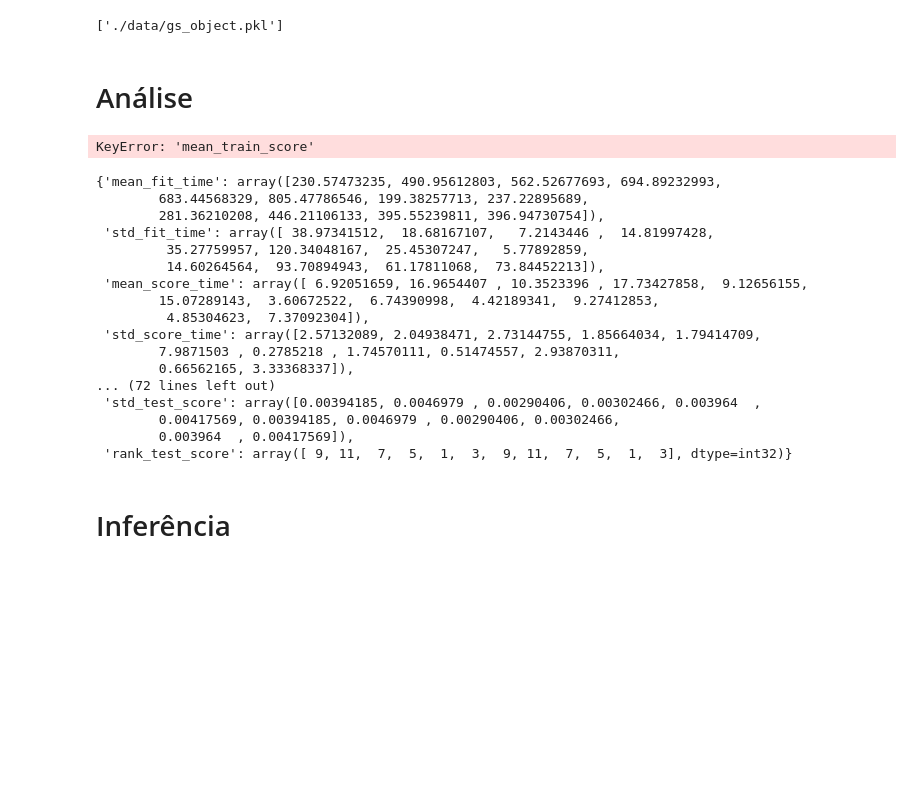
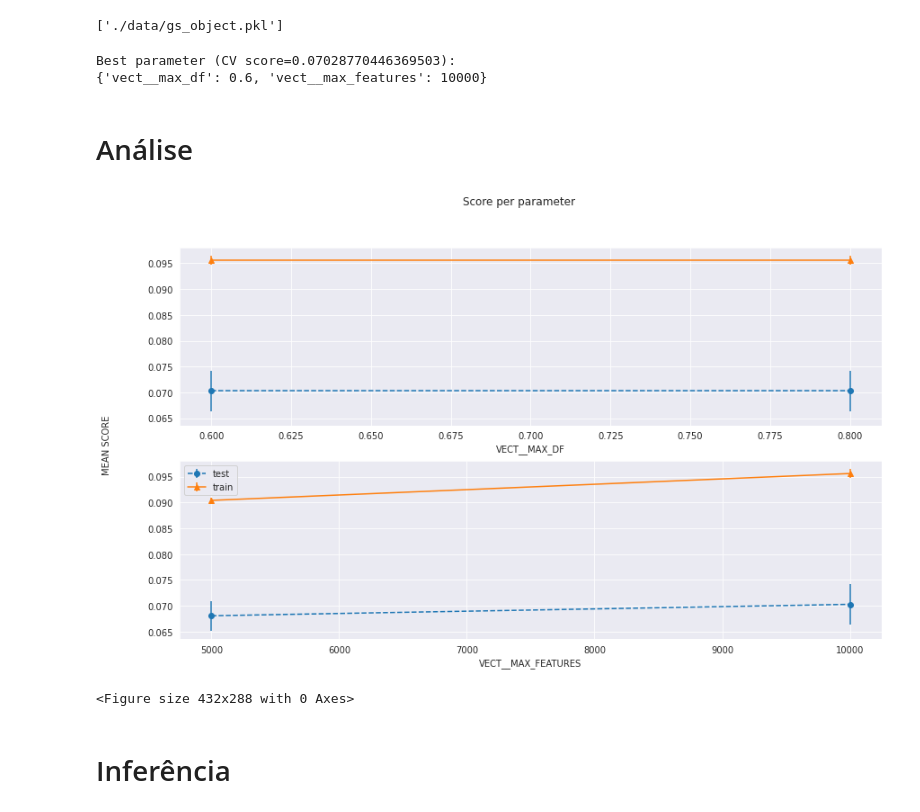
Before and after one commit to Durfan/ufsj-Data-Science, a Jupyter notebook: tp/tp.ipynb, the cells around one changed output. Saved outputs shown, nothing was run; the diff lists cells and outputs as text; code cells hidden in the pictures; blank space fills up the shorter version.

Commit message:
plot this

```diff
--- a/tp/tp.ipynb
+++ b/tp/tp.ipynb
@@ -386,3 +393,11 @@ print(search.best_params_)
 joblib.dump(search, './data/gs_object.pkl')
 # %% [output]
 ['./data/gs_object.pkl']
+# %%
+search = joblib.load("./data/gs_object.pkl")
+
+print("Best parameter (CV score={}):".format(search.best_score_))
+print(search.best_params_)
+# %% [output]
+Best parameter (CV score=0.07028770446369503):
+{'vect__max_df': 0.6, 'vect__max_features': 10000}
@@ -389,64 +406,46 @@ joblib.dump(search, './data/gs_object.pkl')
 # %% [markdown]
 # Análise
 # %%
-search = joblib.load("./data/gs_object.pkl")
-
 def plot_search_results(grid):
 
     results = grid.cv_results_
     means_test = results['mean_test_score']
     stds_test = results['std_test_score']
     means_train = results['mean_train_score']
     stds_train = results['std_train_score']
 
-    masks=[]
-    masks_names= list(grid.best_params_.keys())
+    masks = []
+    masks_names = list(grid.best_params_.keys())
     for p_k, p_v in grid.best_params_.items():
         masks.append(list(results['param_'+p_k].data==p_v))
 
     params=grid.param_grid
 
-    fig, ax = plt.subplots(1,len(params),sharex='none', sharey='all',figsize=(20,5))
-    fig.suptitle('Score per parameter')
+    #fig, ax = plt.subplots(1, len(params), sharex='none', sharey='all', figsize=(14,5))
+    fig, ax = plt.subplots(2, 1, sharex='none', sharey='all', figsize=(14,8))
+    #fig.suptitle('Score per parameter')
     fig.text(0.04, 0.5, 'MEAN SCORE', va='center', rotation='vertical')
     pram_preformace_in_best = {}
     for i, p in enumerate(masks_names):
         m = np.stack(masks[:i] + masks[i+1:])
         pram_preformace_in_best
         best_parms_mask = m.all(axis=0)
         best_index = np.where(best_parms_mask)[0]
         x = np.array(params[p])
         y_1 = np.array(means_test[best_index])
         e_1 = np.array(stds_test[best_index])
         y_2 = np.array(means_train[best_index])
         e_2 = np.array(stds_train[best_index])
         ax[i].errorbar(x, y_1, e_1, linestyle='--', marker='o', label='test')
         ax[i].errorbar(x, y_2, e_2, linestyle='-', marker='^',label='train' )
         ax[i].set_xlabel(p.upper())
 
     plt.legend()
     plt.show()
+    return plt
 
-plot_search_results(search)
+plt = plot_search_results(search)
+plt.savefig('./plots/results.eps', dpi=300, bbox_inches='tight', pad_inches=0.0)
 # %% [output]
+[figure, added]
-KeyError: 'mean_train_score'
+<Figure size 432x288 with 0 Axes>
-# %%
-search.cv_results_
-# %% [output]
-{'mean_fit_time': array([230.57473235, 490.95612803, 562.52677693, 694.89232993,
-        683.44568329, 805.47786546, 199.38257713, 237.22895689,
-        281.36210208, 446.21106133, 395.55239811, 396.94730754]),
- 'std_fit_time': array([ 38.97341512,  18.68167107,   7.2143446 ,  14.81997428,
-         35.27759957, 120.34048167,  25.45307247,   5.77892859,
-         14.60264564,  93.70894943,  61.17811068,  73.84452213]),
- 'mean_score_time': array([ 6.92051659, 16.9654407 , 10.3523396 , 17.73427858,  9.12656155,
-        15.07289143,  3.60672522,  6.74390998,  4.42189341,  9.27412853,
-         4.85304623,  7.37092304]),
- 'std_score_time': array([2.57132089, 2.04938471, 2.73144755, 1.85664034, 1.79414709,
-        7.9871503 , 0.2785218 , 1.74570111, 0.51474557, 2.93870311,
-        0.66562165, 3.33368337]),
-... (72 lines left out)
- 'std_test_score': array([0.00394185, 0.0046979 , 0.00290406, 0.00302466, 0.003964  ,
-        0.00417569, 0.00394185, 0.0046979 , 0.00290406, 0.00302466,
-        0.003964  , 0.00417569]),
- 'rank_test_score': array([ 9, 11,  7,  5,  1,  3,  9, 11,  7,  5,  1,  3], dtype=int32)}
```
Also changed, not shown: parts of 7 cells of this notebook, 2 other files.
